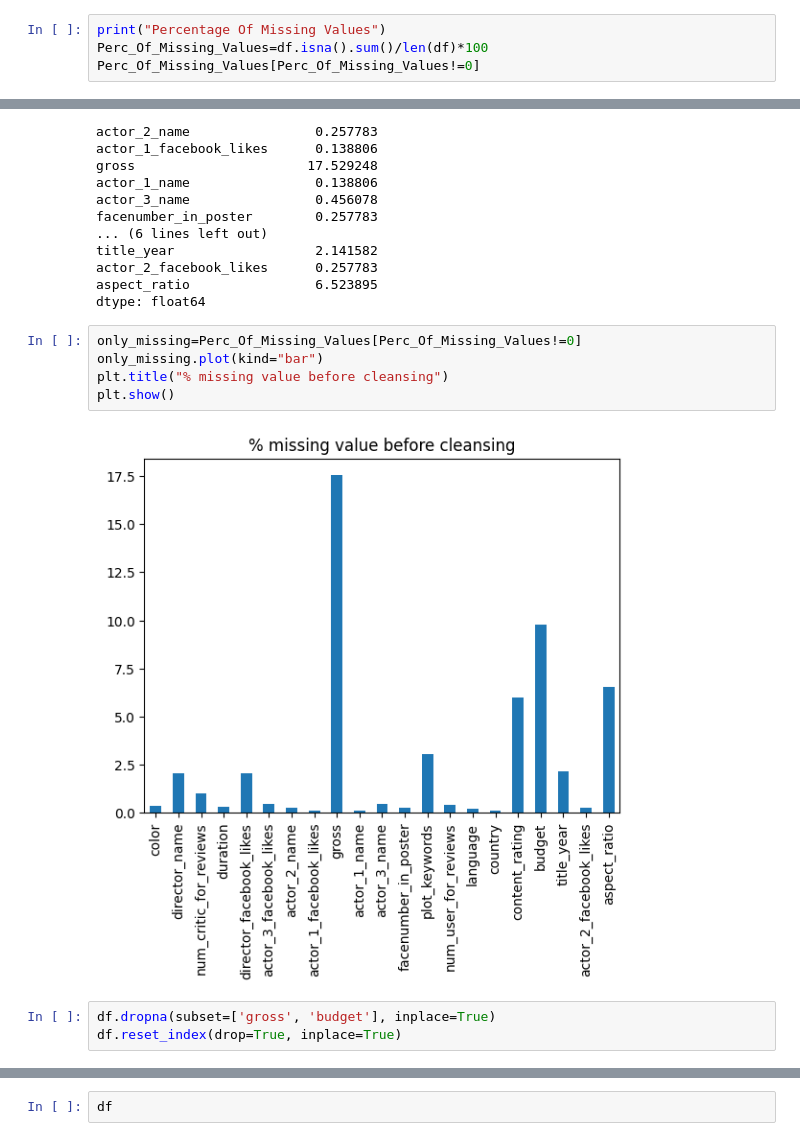
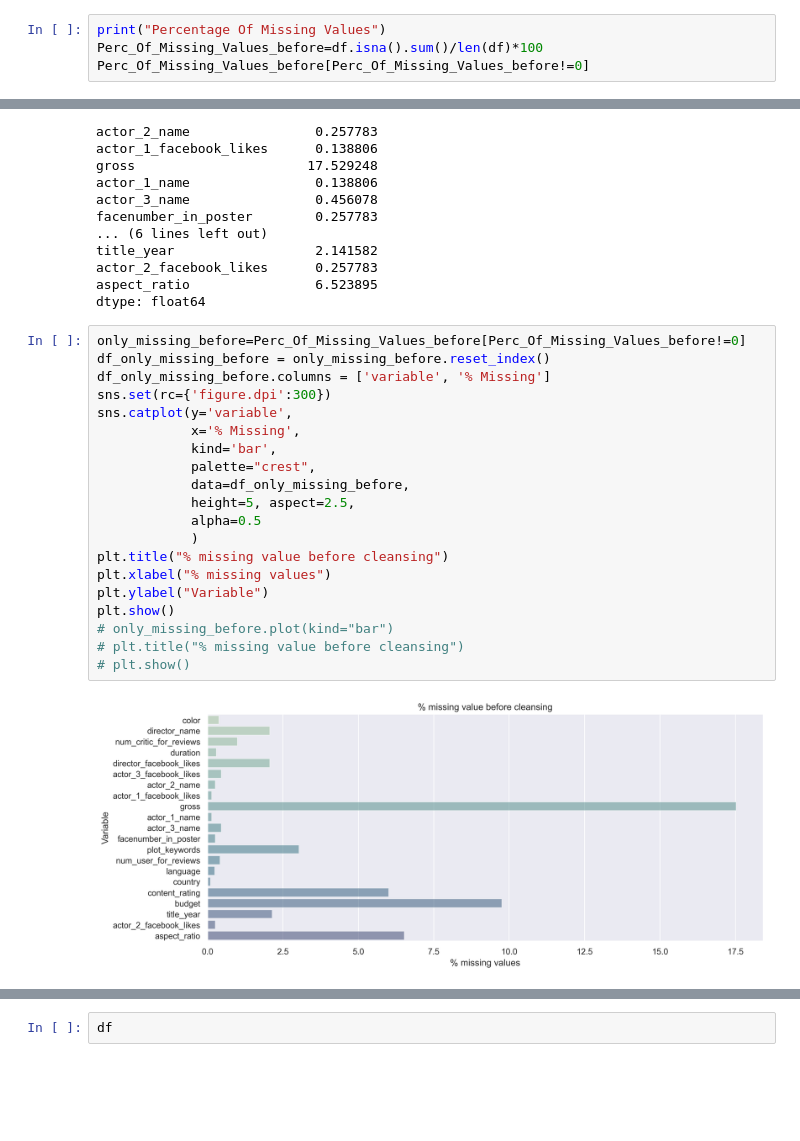
Before and after one commit to pongsapaks/DADS5001, a Jupyter notebook: IMDB.ipynb, the cells around one changed output, grey strips where cells are left out. Cells and saved outputs as stored; diff of their text form; blank space fills up the shorter version.

Commit message:
Genres graph and make seaborn

```diff
--- a/IMDB.ipynb
+++ b/IMDB.ipynb
@@ -33,8 +35,8 @@ df
 5043 rows × 28 columns
 # %%
 print("Percentage Of Missing Values")
-Perc_Of_Missing_Values=df.isna().sum()/len(df)*100
-Perc_Of_Missing_Values[Perc_Of_Missing_Values!=0]
+Perc_Of_Missing_Values_before=df.isna().sum()/len(df)*100
+Perc_Of_Missing_Values_before[Perc_Of_Missing_Values_before!=0]
 # %% [output]
 Percentage Of Missing Values
 color                       0.376760
@@ -55,12 +57,24 @@ actor_2_facebook_likes      0.257783
 aspect_ratio                6.523895
 dtype: float64
 # %%
-only_missing=Perc_Of_Missing_Values[Perc_Of_Missing_Values!=0]
-only_missing.plot(kind="bar")
+only_missing_before=Perc_Of_Missing_Values_before[Perc_Of_Missing_Values_before!=0]
+df_only_missing_before = only_missing_before.reset_index()
+df_only_missing_before.columns = ['variable', '% Missing']
+sns.set(rc={'figure.dpi':300})
+sns.catplot(y='variable',
+            x='% Missing',
+            kind='bar',
+            palette="crest",
+            data=df_only_missing_before,
+            height=5, aspect=2.5,
+            alpha=0.5
+            )
 plt.title("% missing value before cleansing")
+plt.xlabel("% missing values")
+plt.ylabel("Variable")
 plt.show()
+# only_missing_before.plot(kind="bar")
+# plt.title("% missing value before cleansing")
+# plt.show()
 # %% [output]
-[figure, old version]
+[figure, new version]
-# %%
-df.dropna(subset=['gross', 'budget'], inplace=True)
-df.reset_index(drop=True, inplace=True)
```
Also changed, not shown: parts of 14 cells of this notebook.
